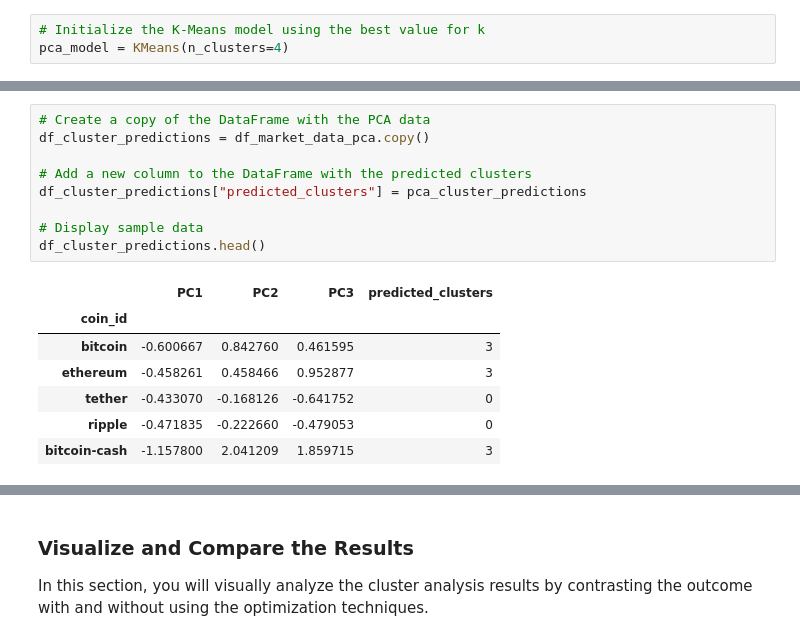
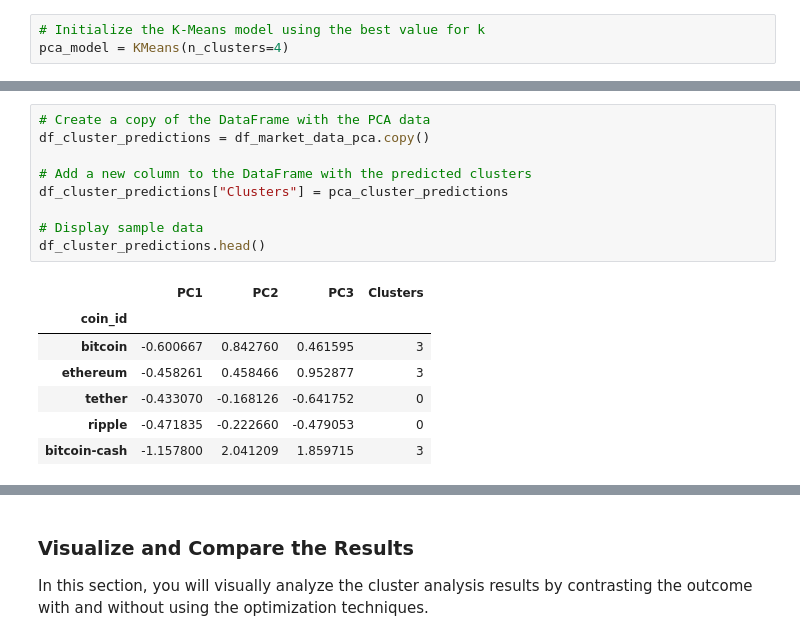
Before and after one commit to eeneedles/CryptoClustering, a Jupyter notebook: Crypto_Clustering.ipynb, the cells around one changed output, grey strips where cells are left out. Cells and saved outputs as stored; diff of their text form.

```diff
--- a/Crypto_Clustering.ipynb
+++ b/Crypto_Clustering.ipynb
@@ -307,14 +305,14 @@ array([3, 3, 0, 0, 3, 3, 3, 3, 3, 0, 0, 0, 0, 3, 0, 3, 0, 0, 3, 0, 0, 3,
 # %%
 # Create a copy of the DataFrame with the PCA data
 df_cluster_predictions = df_market_data_pca.copy()
 
 # Add a new column to the DataFrame with the predicted clusters
-df_cluster_predictions["predicted_clusters"] = pca_cluster_predictions
+df_cluster_predictions["Clusters"] = pca_cluster_predictions
 
 # Display sample data
 df_cluster_predictions.head()
 # %% [output]
-|  | PC1 | PC2 | PC3 | predicted_clusters |
+|  | PC1 | PC2 | PC3 | Clusters |
 | coin_id |  |  |  |  |
 | bitcoin | -0.600667 | 0.842760 | 0.461595 | 3 |
 | ethereum | -0.458261 | 0.458466 | 0.952877 | 3 |
```
Also changed, not shown: parts of 5 cells of this notebook.
